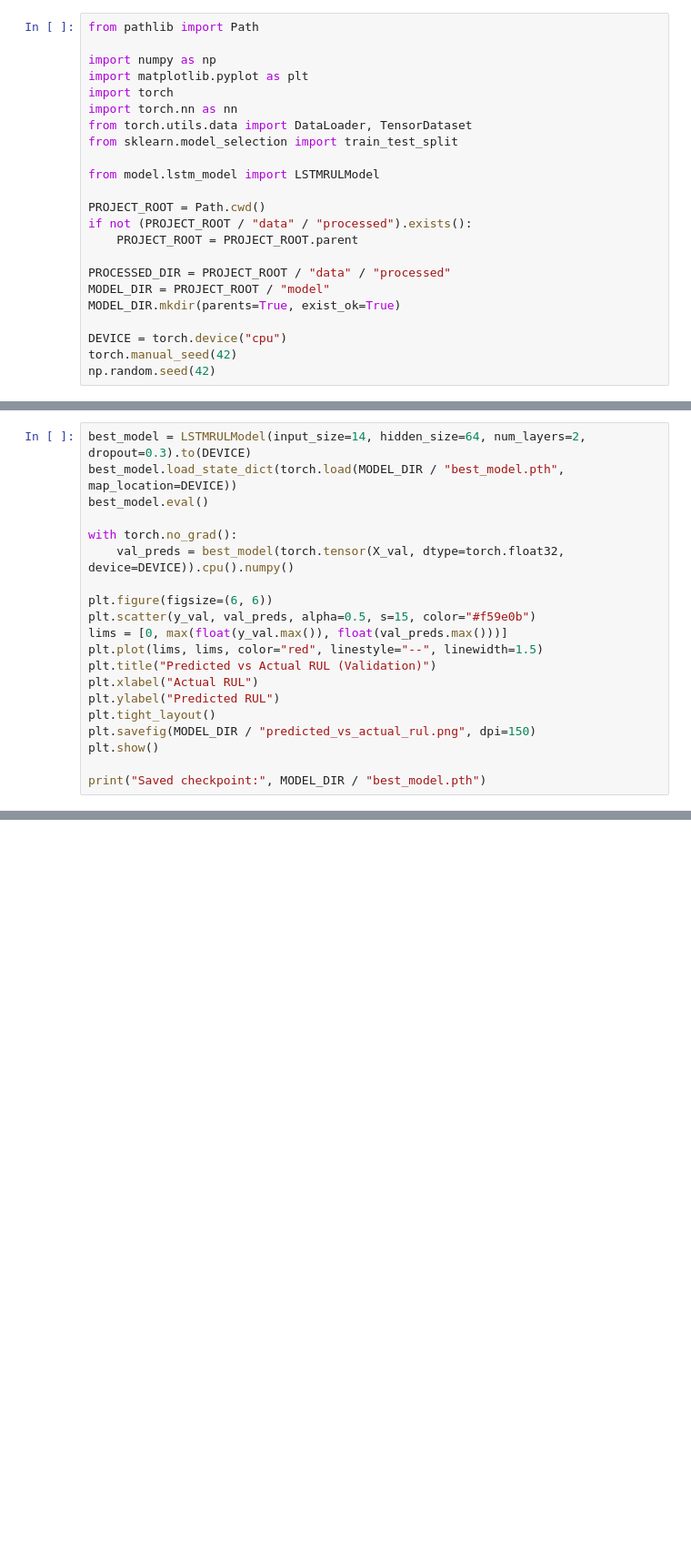
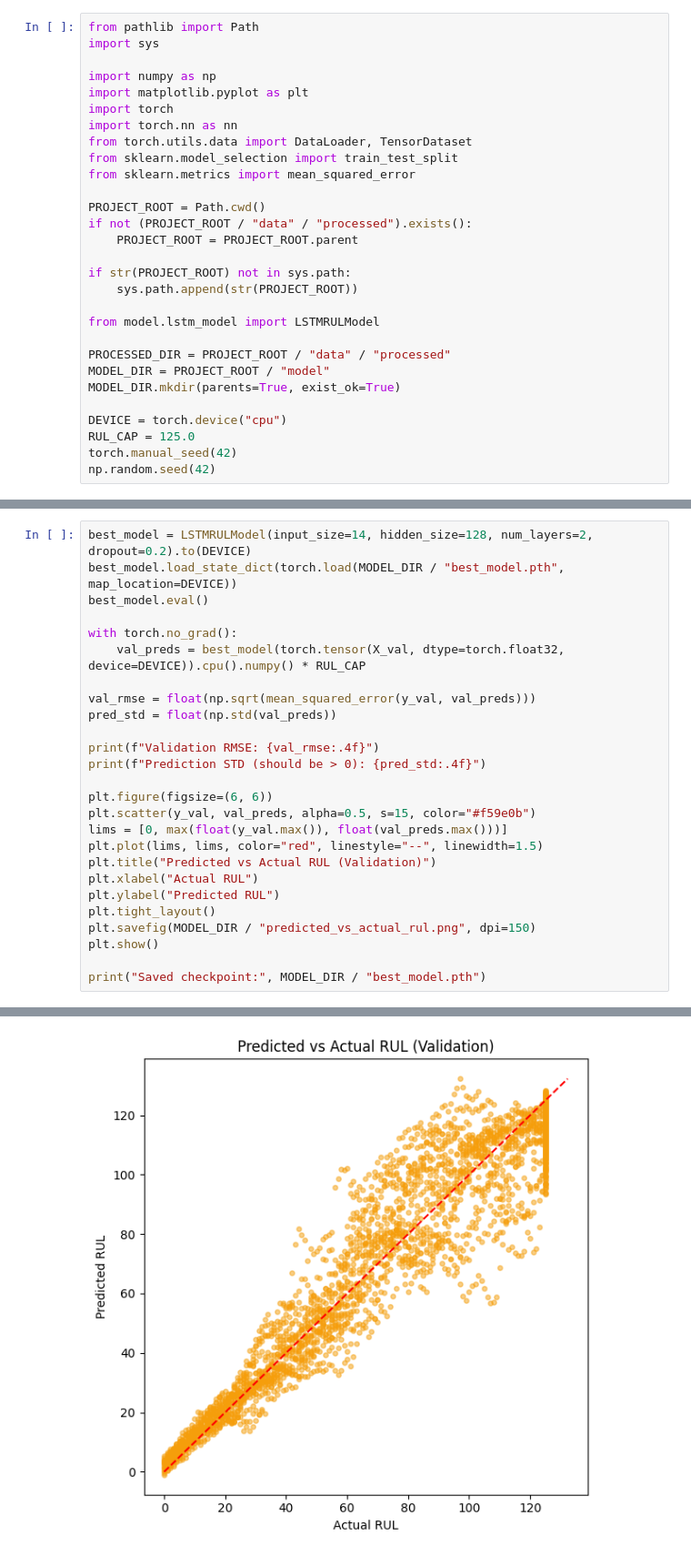
Before and after one commit to manankapoor23/DeepRUL-LSTM-based-Turbofan-Prognostics-System, a Jupyter notebook: notebooks/02_model_training.ipynb, the cells around one changed output, grey strips where cells are left out. Shown at 91% size. Drawn from its saved outputs; the diff is of its cells as text; blank space fills up the shorter version.

```diff
--- a/notebooks/02_model_training.ipynb
+++ b/notebooks/02_model_training.ipynb
@@ -8,6 +8,7 @@
 **Outputs:** `model/best_model.pth`, `model/training_loss_curve.png`, `model/predicted_vs_actual_rul.png`
 # %%
 from pathlib import Path
+import sys
 
 import numpy as np
 import matplotlib.pyplot as plt
@@ -15,18 +16,23 @@ import torch
 import torch.nn as nn
 from torch.utils.data import DataLoader, TensorDataset
 from sklearn.model_selection import train_test_split
-
-from model.lstm_model import LSTMRULModel
+from sklearn.metrics import mean_squared_error
 
 PROJECT_ROOT = Path.cwd()
 if not (PROJECT_ROOT / "data" / "processed").exists():
     PROJECT_ROOT = PROJECT_ROOT.parent
+
+if str(PROJECT_ROOT) not in sys.path:
+    sys.path.append(str(PROJECT_ROOT))
+
+from model.lstm_model import LSTMRULModel
 
 PROCESSED_DIR = PROJECT_ROOT / "data" / "processed"
 MODEL_DIR = PROJECT_ROOT / "model"
 MODEL_DIR.mkdir(parents=True, exist_ok=True)
 
 DEVICE = torch.device("cpu")
+RUL_CAP = 125.0
 torch.manual_seed(42)
 np.random.seed(42)
 # %%
@@ -128,10 +189,16 @@ plt.show()
 # %%
-best_model = LSTMRULModel(input_size=14, hidden_size=64, num_layers=2, dropout=0.3).to(DEVICE)
+best_model = LSTMRULModel(input_size=14, hidden_size=128, num_layers=2, dropout=0.2).to(DEVICE)
 best_model.load_state_dict(torch.load(MODEL_DIR / "best_model.pth", map_location=DEVICE))
 best_model.eval()
 
 with torch.no_grad():
-    val_preds = best_model(torch.tensor(X_val, dtype=torch.float32, device=DEVICE)).cpu().numpy()
+    val_preds = best_model(torch.tensor(X_val, dtype=torch.float32, device=DEVICE)).cpu().numpy() * RUL_CAP
+
+val_rmse = float(np.sqrt(mean_squared_error(y_val, val_preds)))
+pred_std = float(np.std(val_preds))
+
+print(f"Validation RMSE: {val_rmse:.4f}")
+print(f"Prediction STD (should be > 0): {pred_std:.4f}")
 
 plt.figure(figsize=(6, 6))
 plt.scatter(y_val, val_preds, alpha=0.5, s=15, color="#f59e0b")
@@ -145,3 +212,4 @@ plt.savefig(MODEL_DIR / "predicted_vs_actual_rul.png", dpi=150)
 plt.show()
 
 print("Saved checkpoint:", MODEL_DIR / "best_model.pth")
+# %% [output]
@@ -147,0 +218 @@ print("Saved checkpoint:", MODEL_DIR / "best_model.pth")
+[figure, added]
```
Also changed, not shown: parts of 5 cells of this notebook, 10 other files.
